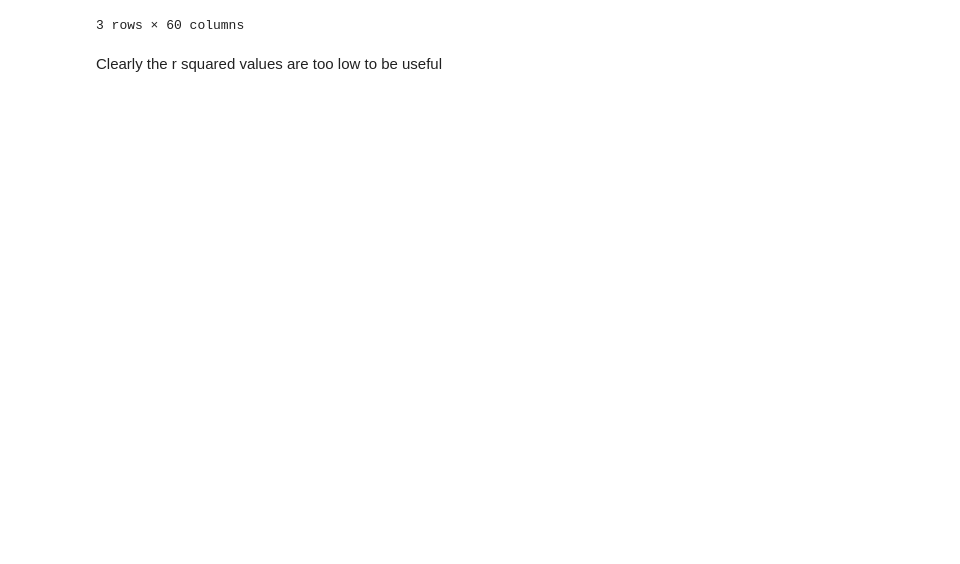
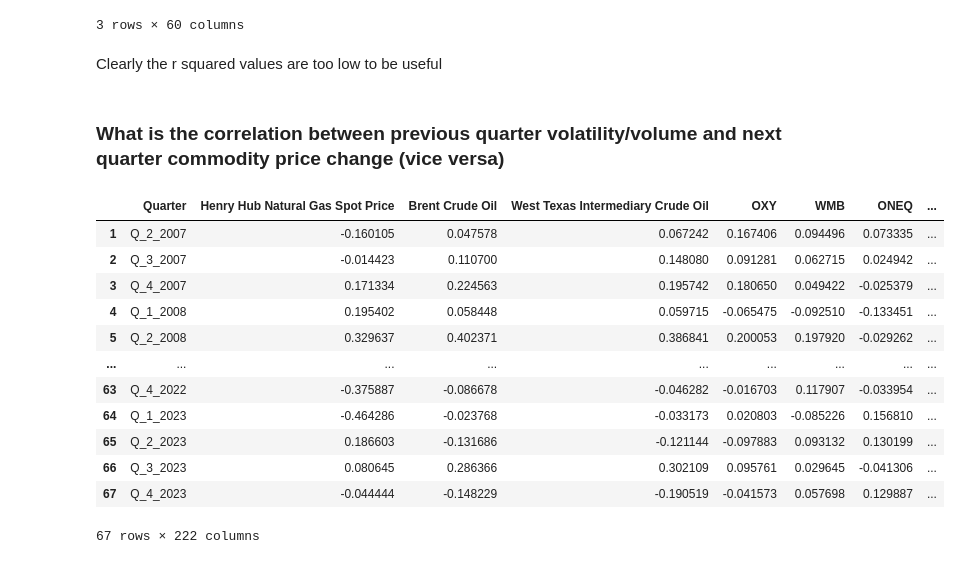
Before and after one commit to maclarenscott/Citadel_Datathon_Spring_Team13, a Jupyter notebook: Data_Analysis.ipynb, the cells around one changed output. Saved outputs shown, nothing was run; the diff lists cells and outputs as text; code cells hidden in the pictures; blank space fills up the shorter version.

```diff
--- a/Data_Analysis.ipynb
+++ b/Data_Analysis.ipynb
@@ -231,3 +245,30 @@ r_squared_matrix
 3 rows × 60 columns
 # %% [markdown]
 Clearly the r squared values are too low to be useful
+# %% [markdown]
+### What is the correlation between previous quarter volatility/volume and next quarter commodity price change  (vice versa)
+# %%
+shifted_ds = complete_ds.copy(deep = True)
+# Find all columns containing 'volume' or 'volatility'
+columns_of_interest = [col for col in shifted_ds.columns if 'volume' in col.lower() or 'volatility' in col.lower()]
+
+# Iterate over these columns to create a lagged (previous entry) column
+for col in columns_of_interest:
+    shifted_ds[f'{col}_prev'] = shifted_ds[col].shift(1)
+
+shifted_ds = shifted_ds.query("Quarter != 'Q_1_2007'	")
+shifted_ds
+# %% [output]
+|  | Quarter | Henry Hub Natural Gas Spot Price | Brent Crude Oil | West Texas Intermediary Crude Oil | OXY | WMB | ONEQ | ... |
+| 1 | Q_2_2007 | -0.160105 | 0.047578 | 0.067242 | 0.167406 | 0.094496 | 0.073335 | ... |
+| 2 | Q_3_2007 | -0.014423 | 0.110700 | 0.148080 | 0.091281 | 0.062715 | 0.024942 | ... |
+| 3 | Q_4_2007 | 0.171334 | 0.224563 | 0.195742 | 0.180650 | 0.049422 | -0.025379 | ... |
+| 4 | Q_1_2008 | 0.195402 | 0.058448 | 0.059715 | -0.065475 | -0.092510 | -0.133451 | ... |
+| 5 | Q_2_2008 | 0.329637 | 0.402371 | 0.386841 | 0.200053 | 0.197920 | -0.029262 | ... |
+| ... | ... | ... | ... | ... | ... | ... | ... | ... |
+| 63 | Q_4_2022 | -0.375887 | -0.086678 | -0.046282 | -0.016703 | 0.117907 | -0.033954 | ... |
+| 64 | Q_1_2023 | -0.464286 | -0.023768 | -0.033173 | 0.020803 | -0.085226 | 0.156810 | ... |
+| 65 | Q_2_2023 | 0.186603 | -0.131686 | -0.121144 | -0.097883 | 0.093132 | 0.130199 | ... |
+| 66 | Q_3_2023 | 0.080645 | 0.286366 | 0.302109 | 0.095761 | 0.029645 | -0.041306 | ... |
+| 67 | Q_4_2023 | -0.044444 | -0.148229 | -0.190519 | -0.041573 | 0.057698 | 0.129887 | ... |
+67 rows × 222 columns
```
Also changed, not shown: parts of 3 cells of this notebook.
